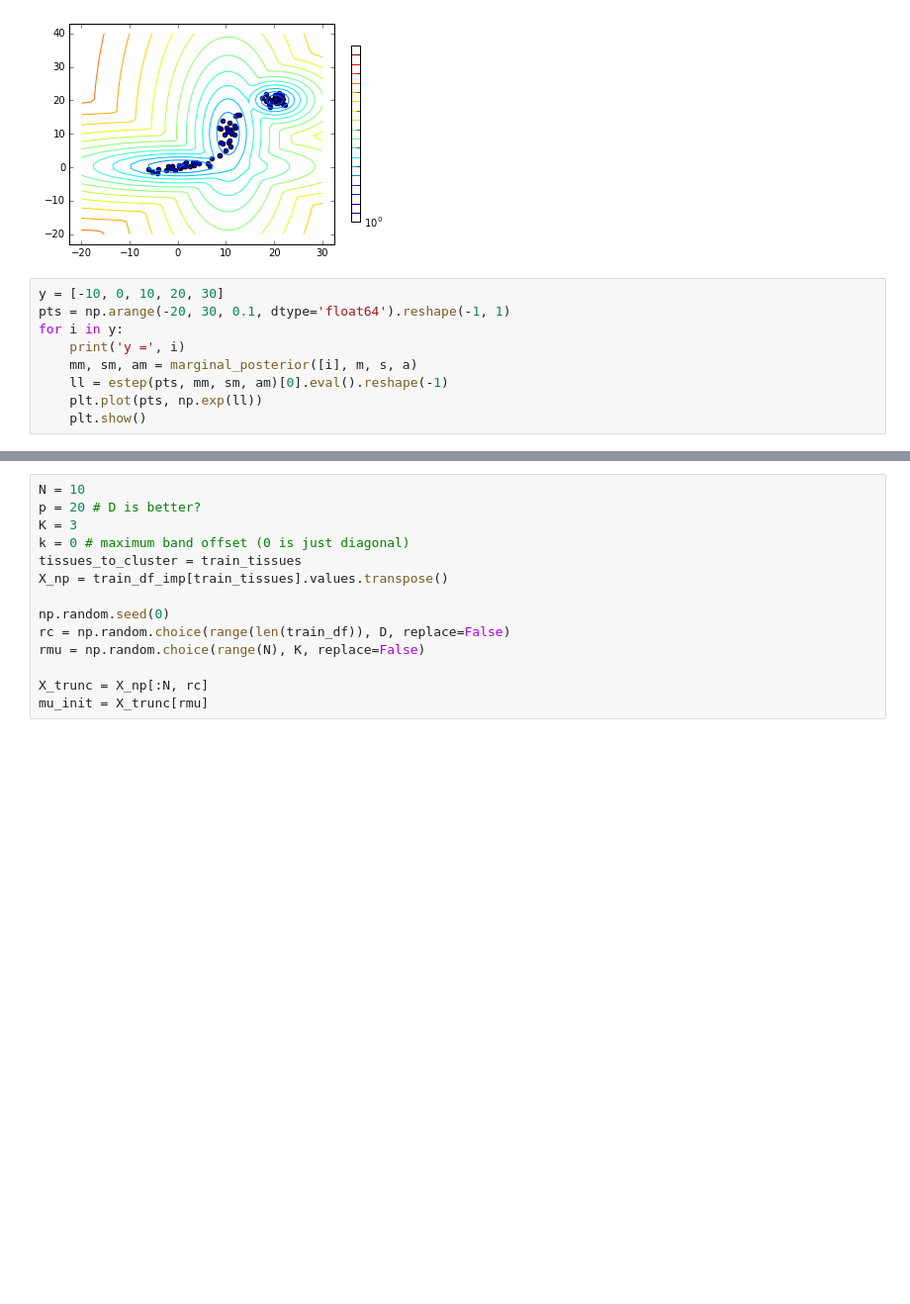
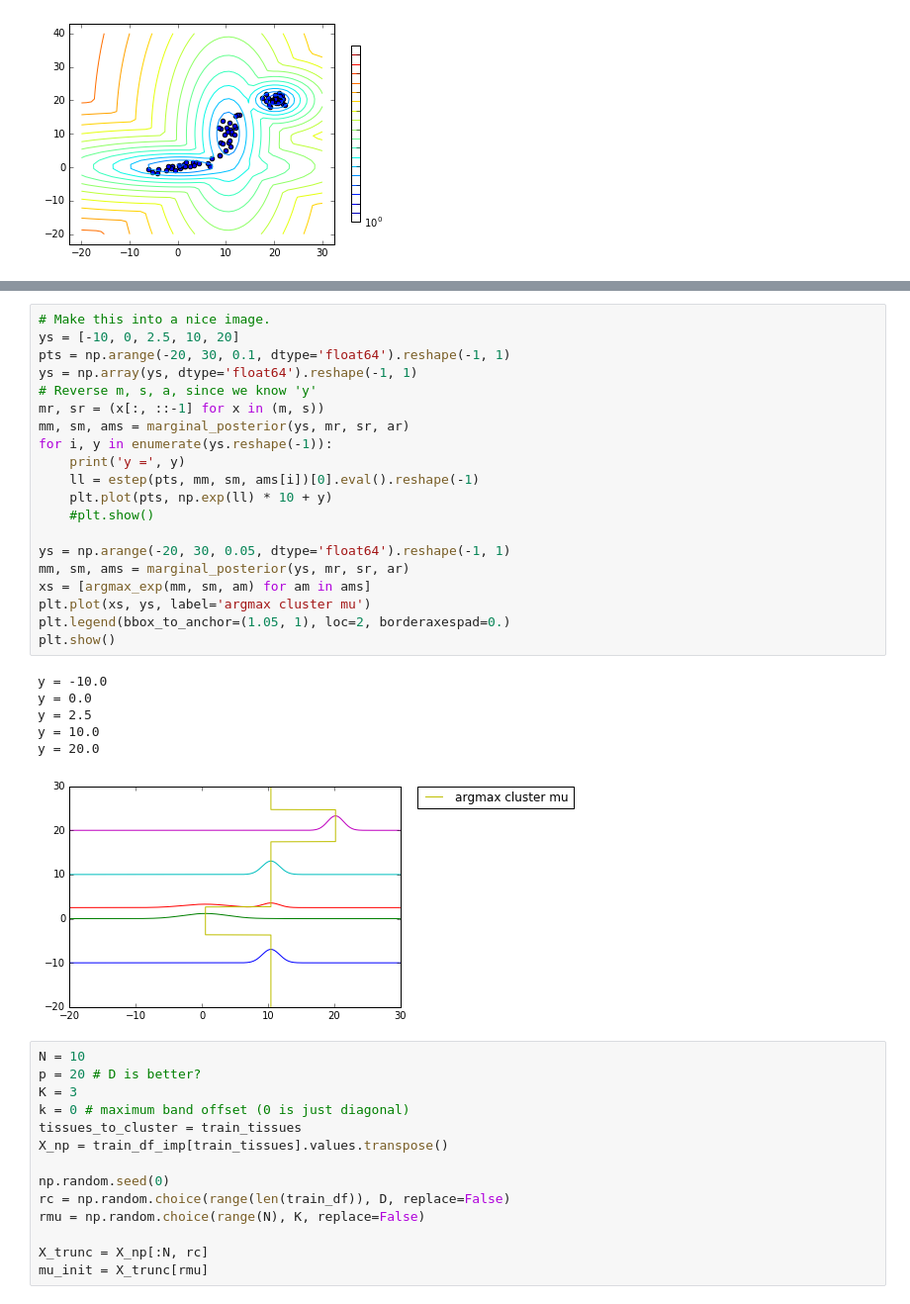
Before and after one commit to PrincetonUniversity/final-proj-cos-424, a Jupyter notebook: diag_tf.ipynb, the cells around one changed output, grey strips where cells are left out. Shown: that part at 99% size. Drawn from its saved outputs; the diff is of its cells as text; blank space fills up the shorter version.

Commit message:
Wrote + tested cluster argmax code

```diff
--- a/diag_tf.ipynb
+++ b/diag_tf.ipynb
@@ -293,12 +306,3 @@ EM iteration 11 log likelihood -4.89062020699
 cluster priors
 [ 0.33333333  0.34278281  0.32388386]
 [figure]
-# %%
-y = [-10, 0, 10, 20, 30]
-pts = np.arange(-20, 30, 0.1, dtype='float64').reshape(-1, 1)
-for i in y:
-    print('y =', i)
-    mm, sm, am = marginal_posterior([i], m, s, a)
-    ll = estep(pts, mm, sm, am)[0].eval().reshape(-1)
-    plt.plot(pts, np.exp(ll))
-    plt.show()
@@ -316,3 +309,30 @@ y = 30
+# %%
+# Make this into a nice image.
+ys = [-10, 0, 2.5, 10, 20]
+pts = np.arange(-20, 30, 0.1, dtype='float64').reshape(-1, 1)
+ys = np.array(ys, dtype='float64').reshape(-1, 1)
+# Reverse m, s, a, since we know 'y'
+mr, sr = (x[:, ::-1] for x in (m, s))
+mm, sm, ams = marginal_posterior(ys, mr, sr, ar)
+for i, y in enumerate(ys.reshape(-1)):
+    print('y =', y)
+    ll = estep(pts, mm, sm, ams[i])[0].eval().reshape(-1)
+    plt.plot(pts, np.exp(ll) * 10 + y)
+    #plt.show()
+
+ys = np.arange(-20, 30, 0.05, dtype='float64').reshape(-1, 1)
+mm, sm, ams = marginal_posterior(ys, mr, sr, ar)
+xs = [argmax_exp(mm, sm, am) for am in ams]
+plt.plot(xs, ys, label='argmax cluster mu')
+plt.legend(bbox_to_anchor=(1.05, 1), loc=2, borderaxespad=0.)
+plt.show()
+# %% [output]
+y = -10.0
+y = 0.0
+y = 2.5
+y = 10.0
+y = 20.0
+[figure, added]
 # %%
 N = 10
 p = 20 # D is better?
```
Also changed, not shown: parts of 2 cells of this notebook.
